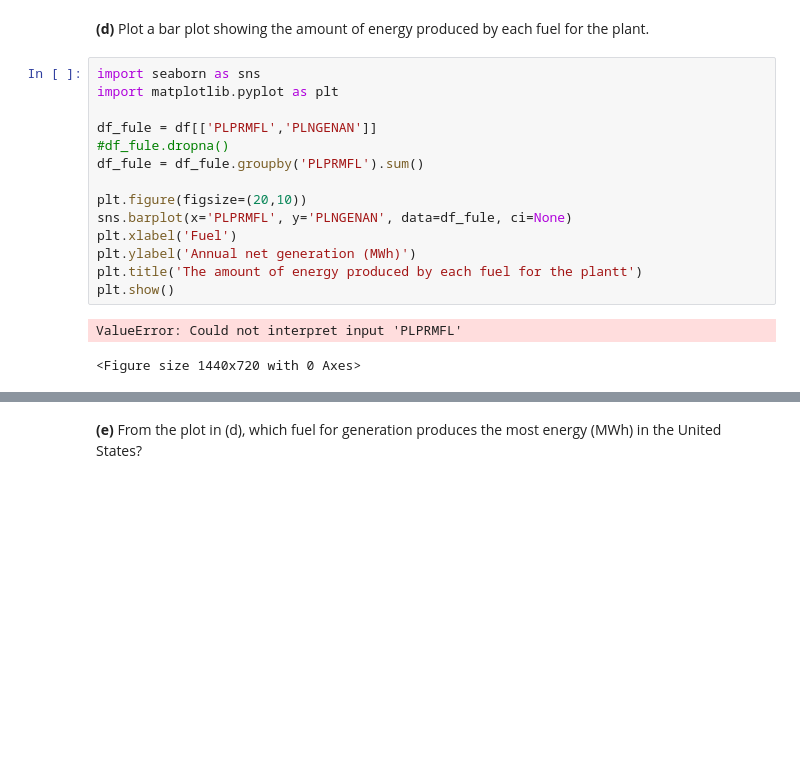
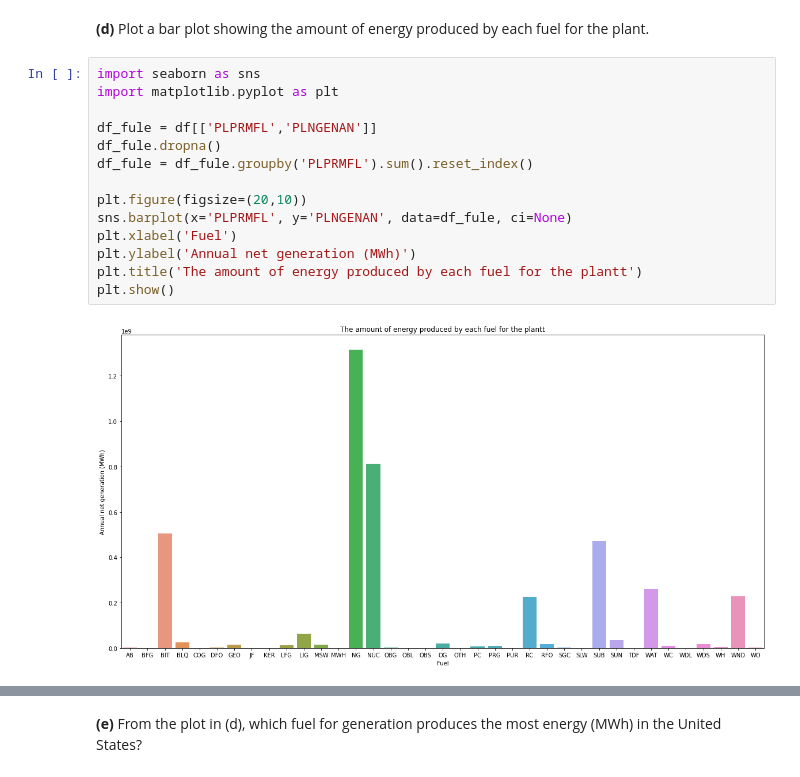
Before and after one commit to gamecicn/ids705, a Jupyter notebook: assignments/Assignment_1.ipynb, the cells around one changed output, grey strips where cells are left out. Saved outputs shown, nothing was run; the diff lists cells and outputs as text; blank space fills up the shorter version.

```diff
--- a/assignments/Assignment_1.ipynb
+++ b/assignments/Assignment_1.ipynb
@@ -607,17 +607,16 @@ The northern-most power plant is in **AK (Alaska)**
 # %%
 import seaborn as sns
 import matplotlib.pyplot as plt
 
 df_fule = df[['PLPRMFL','PLNGENAN']]
-#df_fule.dropna()
-df_fule = df_fule.groupby('PLPRMFL').sum()
+df_fule.dropna()
+df_fule = df_fule.groupby('PLPRMFL').sum().reset_index()
 
 plt.figure(figsize=(20,10))
 sns.barplot(x='PLPRMFL', y='PLNGENAN', data=df_fule, ci=None)
 plt.xlabel('Fuel')
 plt.ylabel('Annual net generation (MWh)')
 plt.title('The amount of energy produced by each fuel for the plantt')
 plt.show()
 # %% [output]
-ValueError: Could not interpret input 'PLPRMFL'
-<Figure size 1440x720 with 0 Axes>
+[figure, added]
```
Also changed, not shown: parts of 5 cells of this notebook.
